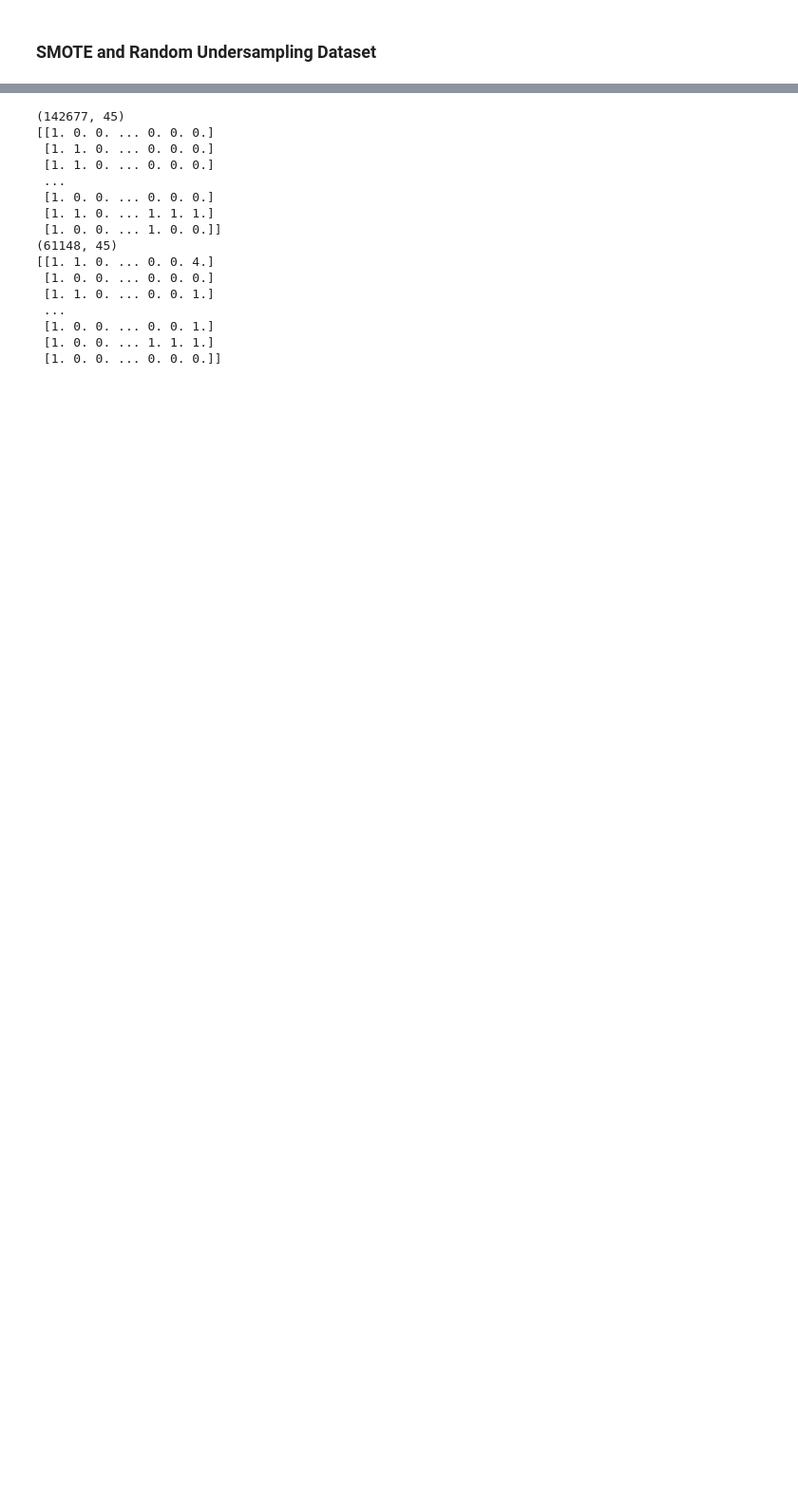
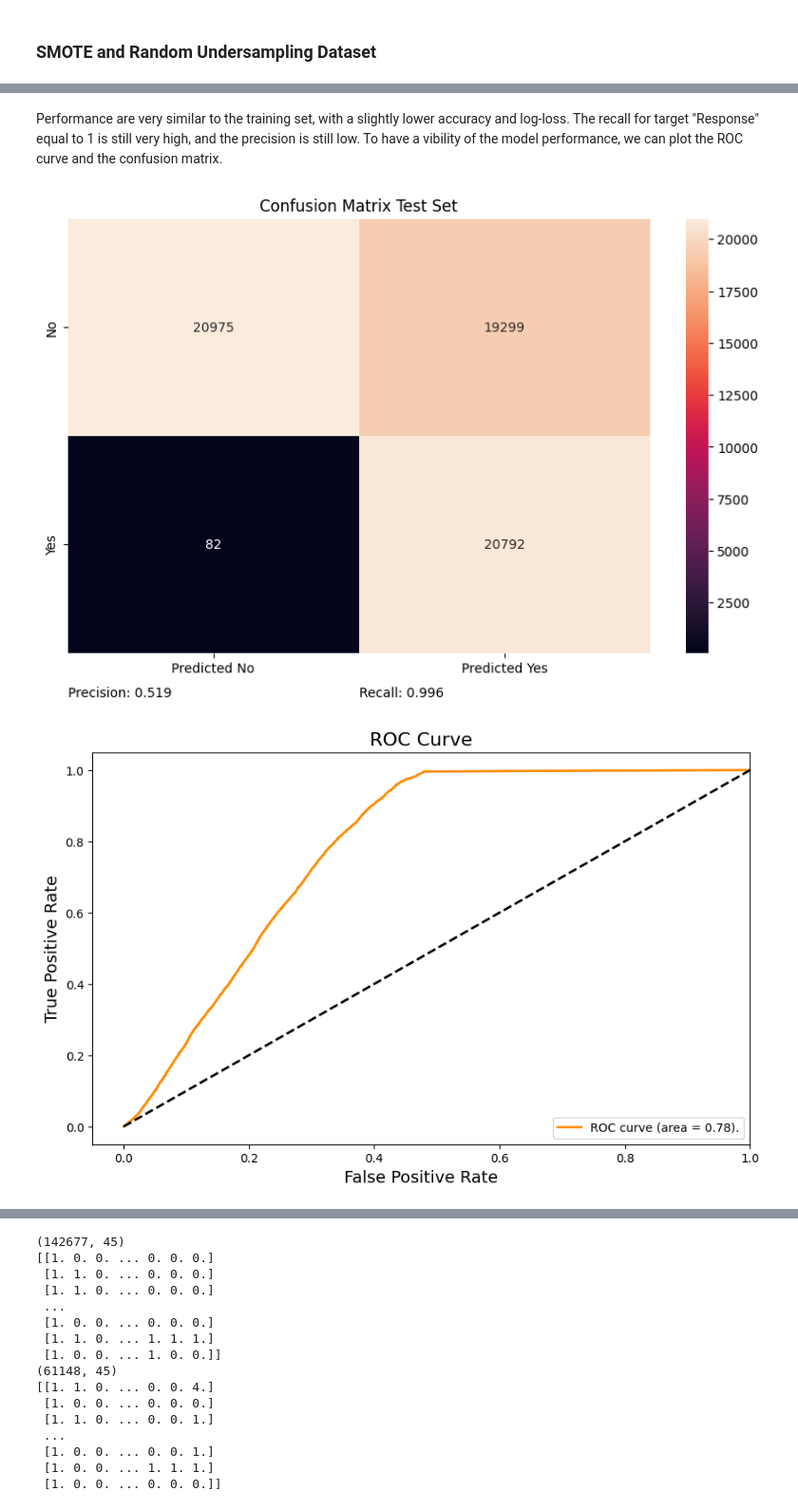
Before and after one commit to EnricoMiche1210760/Predicting_Insurance_Cross_Sell_Opportunities, a Jupyter notebook: main.ipynb, the cells around one changed output, grey strips where cells are left out. Shown at 95% size. Cells and saved outputs as stored; diff of their text form; code cells hidden in the pictures; blank space fills up the shorter version.

```diff
--- a/main.ipynb
+++ b/main.ipynb
@@ -421,0 +529,17 @@ Name: count, dtype: int64
+# %%
+df_over_under_sampling["Policy_Sales_Channel_top_N"] = one_hot_encoder.fit_transform(df_over_under_sampling["Policy_Sales_Channel_top_N"].values.reshape(-1,1)).toarray()
+df_over_under_sampling["Region_Code_top_N"] = one_hot_encoder.fit_transform(df_over_under_sampling["Region_Code_top_N"].values.reshape(-1,1)).toarray()
+
+std_scaler = StandardScaler()
+
+df_over_under_sampling["Annual_Premium"] = std_scaler.fit_transform(df_over_under_sampling["Annual_Premium"].values.reshape(-1,1))
+df_over_under_sampling["Age"] = std_scaler.fit_transform(df_over_under_sampling["Age"].values.reshape(-1,1))
+
+
+X = df_over_under_sampling.drop("Response", axis=1).copy()
+Y = df_over_under_sampling["Response"].copy()
+
+X_training, X_test, Y_training, Y_test = train_test_split(X, Y, test_size=0.3, random_state=RANDOM_SEED)
+
+m_training = X_training.shape[0]
+m_test = X_test.shape[0]
@@ -421,0 +568,2 @@ Name: count, dtype: int64
+# %%
+y_pred_test, y_pred_proba_test = evaluate_model(log_reg, (X_test, Y_test), print_report=True, threshold=0.5)
@@ -422 +582,12 @@ Name: count, dtype: int64
+# %% [markdown]
+Performance are very similar to the training set, with a slightly lower accuracy and log-loss. The recall for target "Response" equal to 1 is still very high, and the precision is still low.
+To have a vibility of the model performance, we can plot the ROC curve and the confusion matrix.
+# %%
+confusion_matrix_test = confusion_matrix(Y_test, y_pred_test)
+plot_confusion_matrix(confusion_matrix_test, "Confusion Matrix Test Set")
+
+plot_roc_curve(Y_test, y_pred_proba_test)
+# %% [output]
+[figure, added]
+[figure, added]
 # %% [markdown]
```
Also changed, not shown: parts of 16 cells of this notebook.
